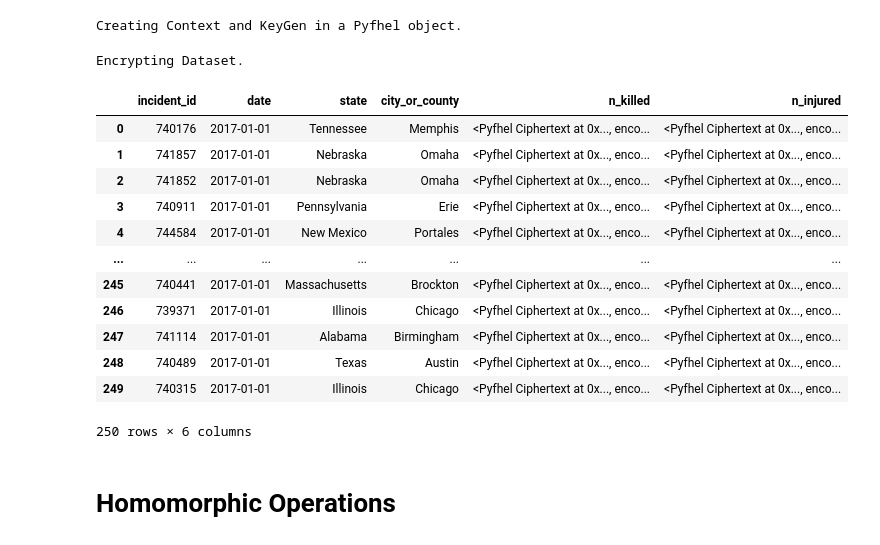
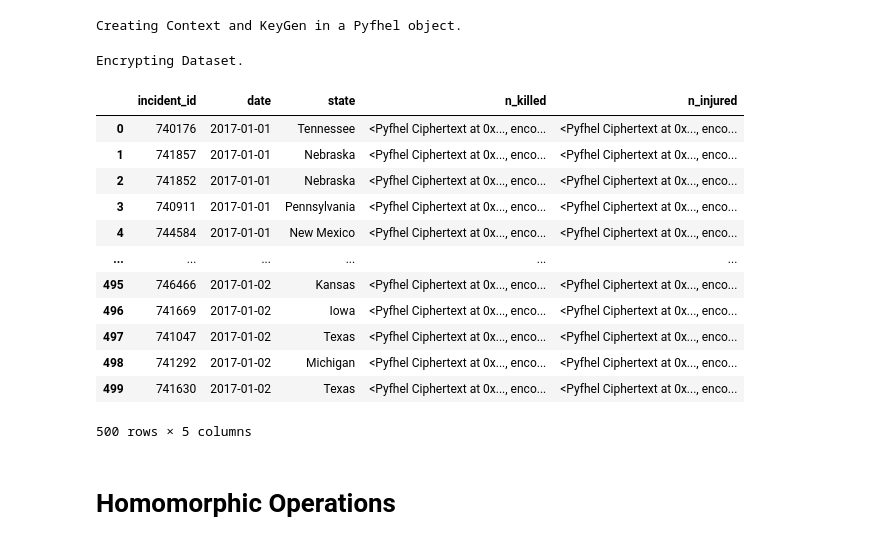
Before and after one commit to joaofaccardoso/SP-TP1, a Jupyter notebook: Homomorphic_enc.ipynb, the cells around one changed output. Drawn from its saved outputs; the diff is of its cells as text; code cells hidden in the pictures.

```diff
--- a/Homomorphic_enc.ipynb
+++ b/Homomorphic_enc.ipynb
@@ -12,7 +12,6 @@ impt_columns = [
     'incident_id',
     'date',
     'state',
-    'city_or_county',
     'n_killed',
     'n_injured'
 ]
@@ -63,27 +62,27 @@ Creating Context and KeyGen in a Pyfhel object.
 # %%
 print('Encrypting Dataset.')
 
-df = df[:250].reset_index(drop=True)
+df = df[:500].reset_index(drop=True)
 
 df['n_killed'] = list(map(lambda x : HE.encryptFrac(x),df['n_killed']))
 df['n_injured'] = list(map(lambda x : HE.encryptFrac(x),df['n_injured']))
 
 display(df)
 # %% [output]
 Encrypting Dataset.
-|  | incident_id | date | state | city_or_county | n_killed | n_injured |
-| 0 | 740176 | 2017-01-01 | Tennessee | Memphis | <Pyfhel Ciphertext at 0x..., enco... | <Pyfhel Ciphertext at 0x..., enco... |
-| 1 | 741857 | 2017-01-01 | Nebraska | Omaha | <Pyfhel Ciphertext at 0x..., enco... | <Pyfhel Ciphertext at 0x..., enco... |
-| 2 | 741852 | 2017-01-01 | Nebraska | Omaha | <Pyfhel Ciphertext at 0x..., enco... | <Pyfhel Ciphertext at 0x..., enco... |
-| 3 | 740911 | 2017-01-01 | Pennsylvania | Erie | <Pyfhel Ciphertext at 0x..., enco... | <Pyfhel Ciphertext at 0x..., enco... |
-| 4 | 744584 | 2017-01-01 | New Mexico | Portales | <Pyfhel Ciphertext at 0x..., enco... | <Pyfhel Ciphertext at 0x..., enco... |
-| ... | ... | ... | ... | ... | ... | ... |
-| 245 | 740441 | 2017-01-01 | Massachusetts | Brockton | <Pyfhel Ciphertext at 0x..., enco... | <Pyfhel Ciphertext at 0x..., enco... |
-| 246 | 739371 | 2017-01-01 | Illinois | Chicago | <Pyfhel Ciphertext at 0x..., enco... | <Pyfhel Ciphertext at 0x..., enco... |
-| 247 | 741114 | 2017-01-01 | Alabama | Birmingham | <Pyfhel Ciphertext at 0x..., enco... | <Pyfhel Ciphertext at 0x..., enco... |
-| 248 | 740489 | 2017-01-01 | Texas | Austin | <Pyfhel Ciphertext at 0x..., enco... | <Pyfhel Ciphertext at 0x..., enco... |
-| 249 | 740315 | 2017-01-01 | Illinois | Chicago | <Pyfhel Ciphertext at 0x..., enco... | <Pyfhel Ciphertext at 0x..., enco... |
+|  | incident_id | date | state | n_killed | n_injured |
+| 0 | 740176 | 2017-01-01 | Tennessee | <Pyfhel Ciphertext at 0x..., enco... | <Pyfhel Ciphertext at 0x..., enco... |
+| 1 | 741857 | 2017-01-01 | Nebraska | <Pyfhel Ciphertext at 0x..., enco... | <Pyfhel Ciphertext at 0x..., enco... |
+| 2 | 741852 | 2017-01-01 | Nebraska | <Pyfhel Ciphertext at 0x..., enco... | <Pyfhel Ciphertext at 0x..., enco... |
+| 3 | 740911 | 2017-01-01 | Pennsylvania | <Pyfhel Ciphertext at 0x..., enco... | <Pyfhel Ciphertext at 0x..., enco... |
+| 4 | 744584 | 2017-01-01 | New Mexico | <Pyfhel Ciphertext at 0x..., enco... | <Pyfhel Ciphertext at 0x..., enco... |
+| ... | ... | ... | ... | ... | ... |
+| 495 | 746466 | 2017-01-02 | Kansas | <Pyfhel Ciphertext at 0x..., enco... | <Pyfhel Ciphertext at 0x..., enco... |
+| 496 | 741669 | 2017-01-02 | Iowa | <Pyfhel Ciphertext at 0x..., enco... | <Pyfhel Ciphertext at 0x..., enco... |
+| 497 | 741047 | 2017-01-02 | Texas | <Pyfhel Ciphertext at 0x..., enco... | <Pyfhel Ciphertext at 0x..., enco... |
+| 498 | 741292 | 2017-01-02 | Michigan | <Pyfhel Ciphertext at 0x..., enco... | <Pyfhel Ciphertext at 0x..., enco... |
+| 499 | 741630 | 2017-01-02 | Texas | <Pyfhel Ciphertext at 0x..., enco... | <Pyfhel Ciphertext at 0x..., enco... |
-250 rows × 6 columns
+500 rows × 5 columns
 # %% [markdown]
 # Homomorphic Operations
 # %%
```
Also changed, not shown: parts of 2 cells of this notebook, 1 other file.
